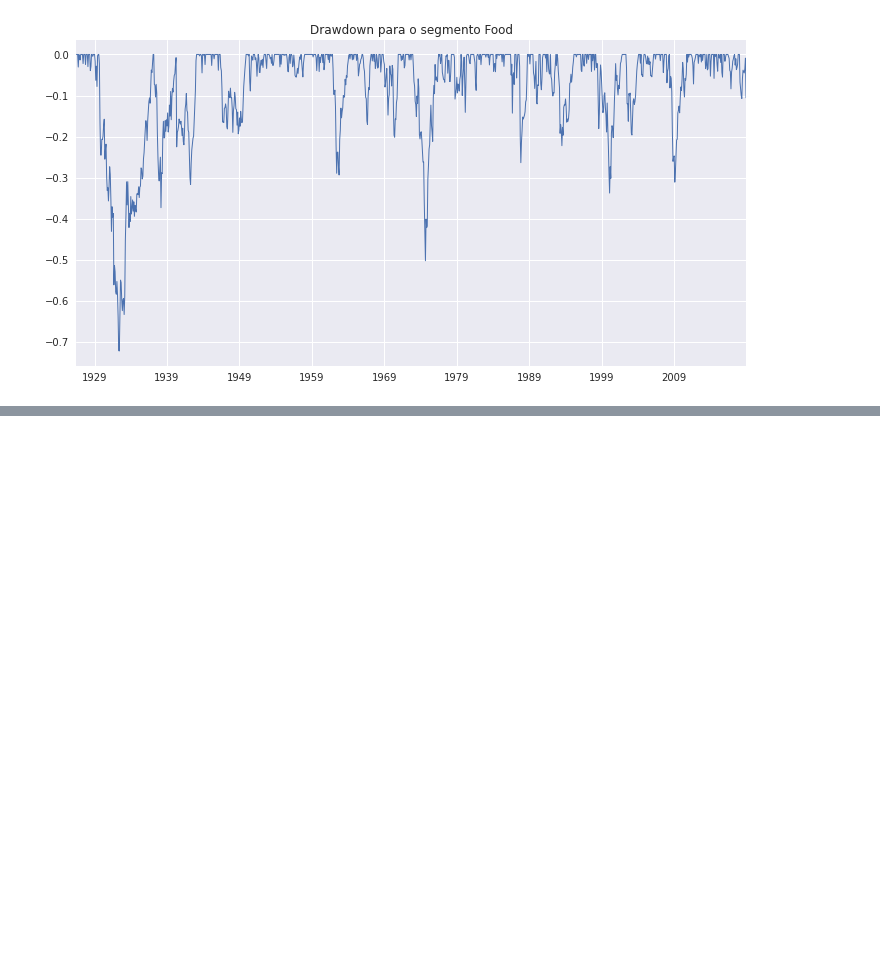
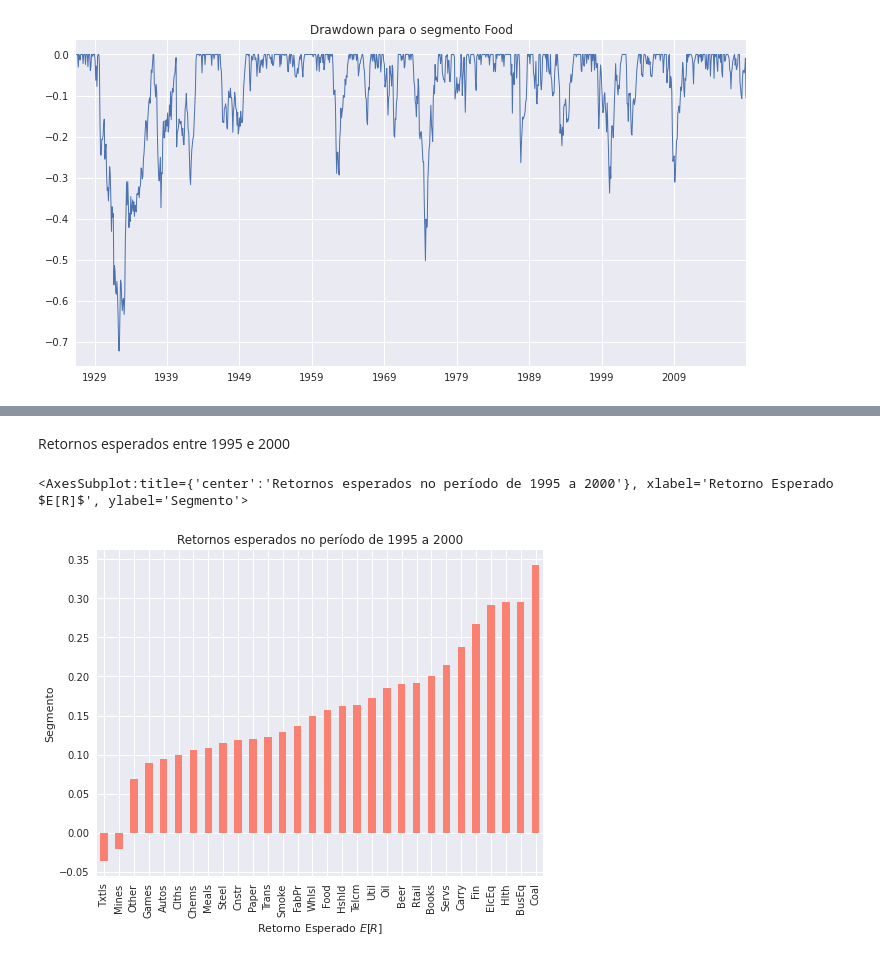
Before and after one commit to igoandrade/portfolio-construction-python, a Jupyter notebook: intro-course/week-2/optimization-and-efficient-frontier.ipynb, the cells around one changed output, grey strips where cells are left out. Drawn from its saved outputs; the diff is of its cells as text; code cells hidden in the pictures; blank space fills up the shorter version.

```diff
--- a/intro-course/week-2/optimization-and-efficient-frontier.ipynb
+++ b/intro-course/week-2/optimization-and-efficient-frontier.ipynb
@@ -99,0 +158,14 @@ rt.drawdown(ind['Food'])['Drawdown'].plot.line(
+# %% [markdown]
+Retornos esperados entre 1995 e 2000
+# %%
+er = rt.annualize_rets(ind['1995':'2000'], 12)
+er .sort_values().plot.bar(
+    title='Retornos esperados no período de 1995 a 2000',
+    xlabel='Retorno Esperado $E[R]$',
+    ylabel='Segmento',
+    figsize=(8,6),
+    color='salmon'
+)
+# %% [output]
+<AxesSubplot:title={'center':'Retornos esperados no período de 1995 a 2000'}, xlabel='Retorno Esperado $E[R]$', ylabel='Segmento'>
+[figure, added]
```
Also changed, not shown: parts of 10 cells of this notebook, 1 other file.
